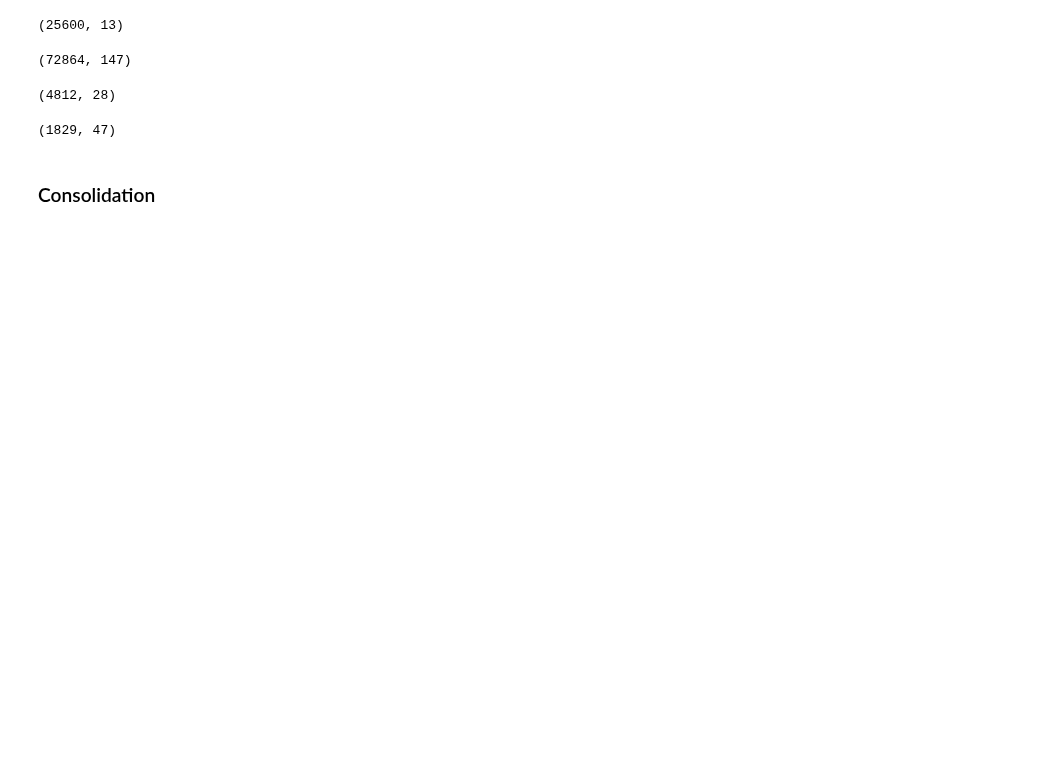
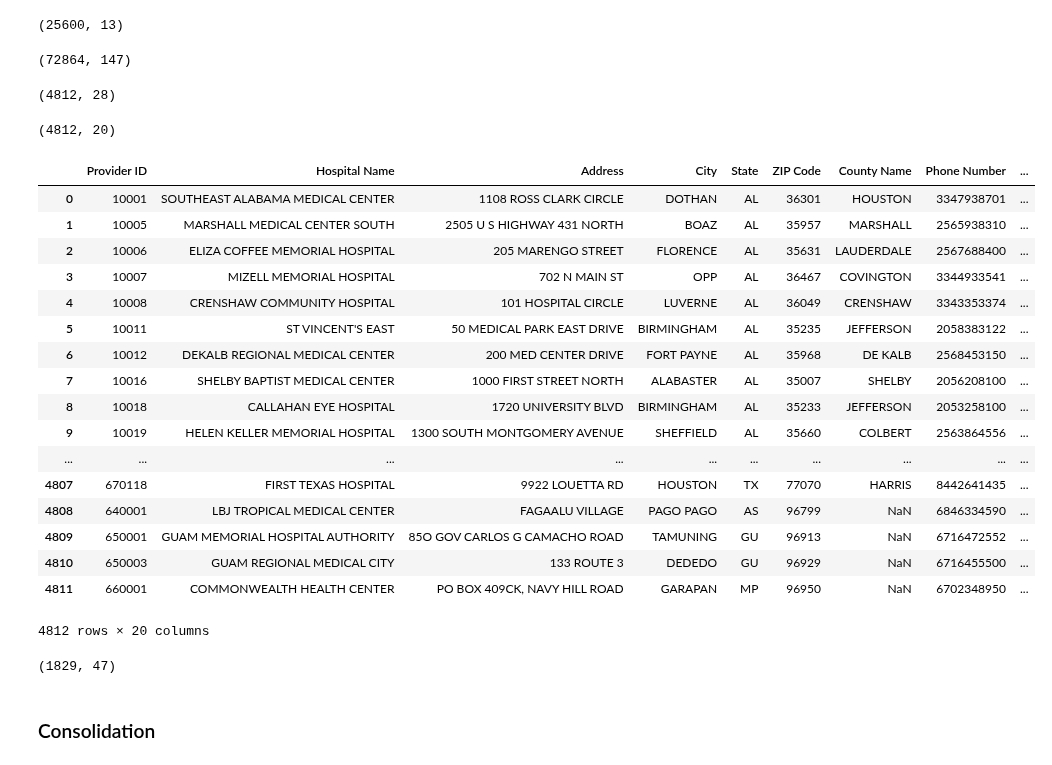
Before and after one commit to norgrenm/US_House_Price_Prediction, a Jupyter notebook: notebooks/DM-US_HousingData.ipynb, the cells around one changed output. Saved outputs shown, nothing was run; the diff lists cells and outputs as text; code cells hidden in the pictures; blank space fills up the shorter version.

```diff
--- a/notebooks/DM-US_HousingData.ipynb
+++ b/notebooks/DM-US_HousingData.ipynb
@@ -124,6 +204,40 @@ food_df.shape
 hospital_df.shape
 # %% [output]
 (4812, 28)
+# %%
+missing_df = hospital_df.isnull().sum(axis = 0).sort_values().to_frame('missing_value').reset_index()
+
+#2406 is half the amount of rows
+missing_2406 = list(missing_df[missing_df.missing_value >= 2406]['index'])
+#print(len(missing_2406))
+
+#Drop any data missing more than 50% of data
+hospital_df.drop(missing_2406, axis = 1, inplace = True)
+
+hospital_df.shape
+# %% [output]
+(4812, 20)
+# %%
+hospital_df
+# %% [output]
+|  | Provider ID | Hospital Name | Address | City | State | ZIP Code | County Name | Phone Number | ... |
+| 0 | 10001 | SOUTHEAST ALABAMA MEDICAL CENTER | 1108 ROSS CLARK CIRCLE | DOTHAN | AL | 36301 | HOUSTON | 3347938701 | ... |
+| 1 | 10005 | MARSHALL MEDICAL CENTER SOUTH | 2505 U S HIGHWAY 431 NORTH | BOAZ | AL | 35957 | MARSHALL | 2565938310 | ... |
+| 2 | 10006 | ELIZA COFFEE MEMORIAL HOSPITAL | 205 MARENGO STREET | FLORENCE | AL | 35631 | LAUDERDALE | 2567688400 | ... |
+| 3 | 10007 | MIZELL MEMORIAL HOSPITAL | 702 N MAIN ST | OPP | AL | 36467 | COVINGTON | 3344933541 | ... |
+| 4 | 10008 | CRENSHAW COMMUNITY HOSPITAL | 101 HOSPITAL CIRCLE | LUVERNE | AL | 36049 | CRENSHAW | 3343353374 | ... |
+| 5 | 10011 | ST VINCENT'S EAST | 50 MEDICAL PARK EAST DRIVE | BIRMINGHAM | AL | 35235 | JEFFERSON | 2058383122 | ... |
+| 6 | 10012 | DEKALB REGIONAL MEDICAL CENTER | 200 MED CENTER DRIVE | FORT PAYNE | AL | 35968 | DE KALB | 2568453150 | ... |
+| 7 | 10016 | SHELBY BAPTIST MEDICAL CENTER | 1000 FIRST STREET NORTH | ALABASTER | AL | 35007 | SHELBY | 2056208100 | ... |
+| 8 | 10018 | CALLAHAN EYE HOSPITAL | 1720 UNIVERSITY BLVD | BIRMINGHAM | AL | 35233 | JEFFERSON | 2053258100 | ... |
+| 9 | 10019 | HELEN KELLER MEMORIAL HOSPITAL | 1300 SOUTH MONTGOMERY AVENUE | SHEFFIELD | AL | 35660 | COLBERT | 2563864556 | ... |
+| ... | ... | ... | ... | ... | ... | ... | ... | ... | ... |
+| 4807 | 670118 | FIRST TEXAS HOSPITAL | 9922 LOUETTA RD | HOUSTON | TX | 77070 | HARRIS | 8442641435 | ... |
+| 4808 | 640001 | LBJ TROPICAL MEDICAL CENTER | FAGAALU VILLAGE | PAGO PAGO | AS | 96799 | NaN | 6846334590 | ... |
+| 4809 | 650001 | GUAM MEMORIAL HOSPITAL AUTHORITY | 85O GOV CARLOS G CAMACHO ROAD | TAMUNING | GU | 96913 | NaN | 6716472552 | ... |
+| 4810 | 650003 | GUAM REGIONAL MEDICAL CITY | 133 ROUTE 3 | DEDEDO | GU | 96929 | NaN | 6716455500 | ... |
+| 4811 | 660001 | COMMONWEALTH HEALTH CENTER | PO BOX 409CK, NAVY HILL ROAD | GARAPAN | MP | 96950 | NaN | 6702348950 | ... |
+4812 rows × 20 columns
 # %%
 ## Target -- Cleaning EA
 TGT_df.shape
```
Also changed, not shown: parts of 10 cells of this notebook.
